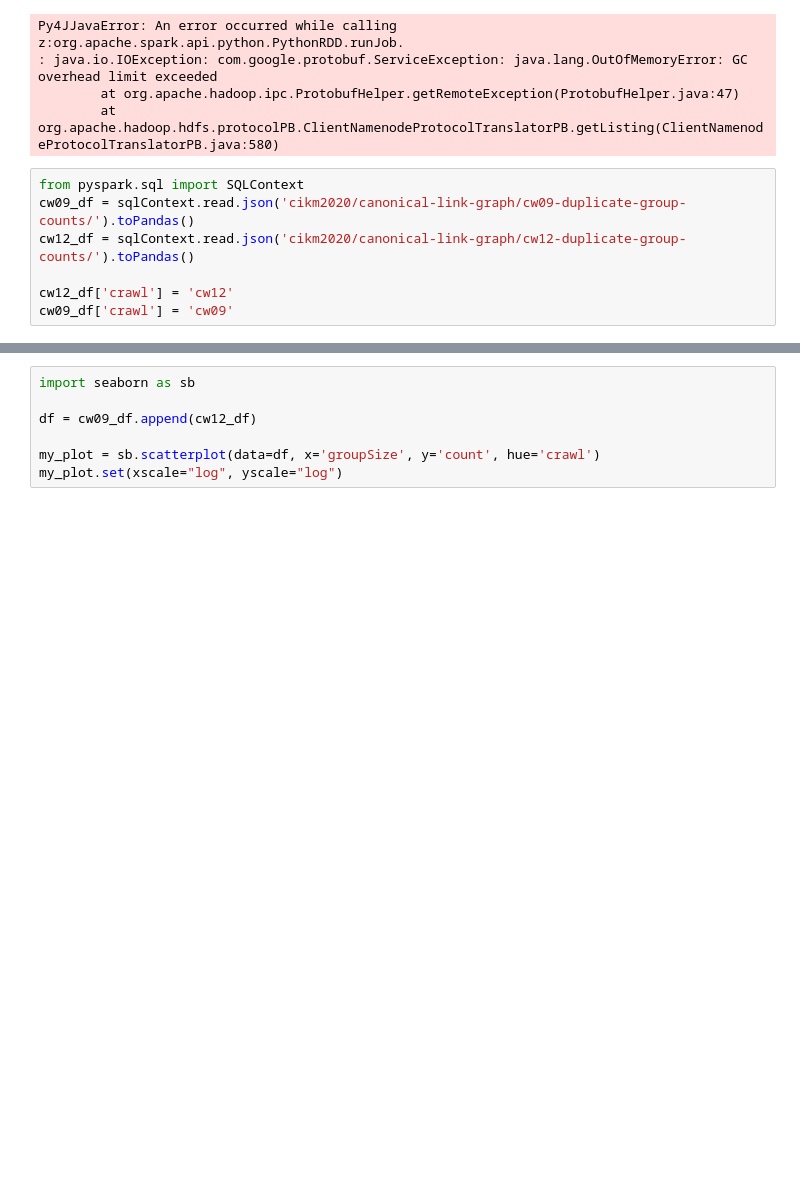
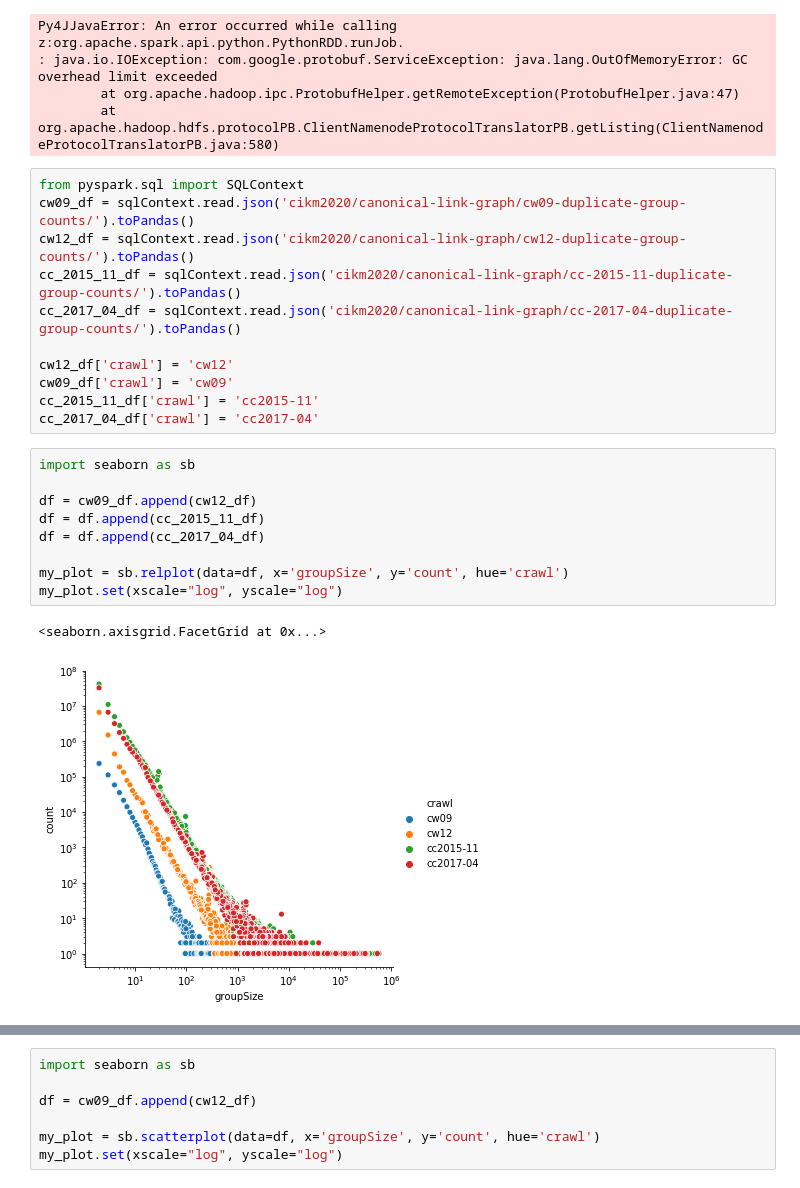
Before and after one commit to chatnoir-eu/chatnoir-copycat, a Jupyter notebook: src/main/jupyter/relevance-transfer.ipynb, the cells around one changed output, grey strips where cells are left out. Drawn from its saved outputs; the diff is of its cells as text; blank space fills up the shorter version.

```diff
--- a/src/main/jupyter/relevance-transfer.ipynb
+++ b/src/main/jupyter/relevance-transfer.ipynb
@@ -202,6 +202,22 @@ Py4JJavaError: An error occurred while calling z:org.apache.spark.api.python.Pyt
 from pyspark.sql import SQLContext
 cw09_df = sqlContext.read.json('cikm2020/canonical-link-graph/cw09-duplicate-group-counts/').toPandas()
 cw12_df = sqlContext.read.json('cikm2020/canonical-link-graph/cw12-duplicate-group-counts/').toPandas()
+cc_2015_11_df = sqlContext.read.json('cikm2020/canonical-link-graph/cc-2015-11-duplicate-group-counts/').toPandas()
+cc_2017_04_df = sqlContext.read.json('cikm2020/canonical-link-graph/cc-2017-04-duplicate-group-counts/').toPandas()
 
 cw12_df['crawl'] = 'cw12'
 cw09_df['crawl'] = 'cw09'
+cc_2015_11_df['crawl'] = 'cc2015-11'
+cc_2017_04_df['crawl'] = 'cc2017-04'
+# %%
+import seaborn as sb
+
+df = cw09_df.append(cw12_df)
+df = df.append(cc_2015_11_df)
+df = df.append(cc_2017_04_df)
+
+my_plot = sb.relplot(data=df, x='groupSize', y='count', hue='crawl')
+my_plot.set(xscale="log", yscale="log")
+# %% [output]
+<seaborn.axisgrid.FacetGrid at 0x...>
+[figure, added]
```
Also changed, not shown: parts of 15 cells of this notebook, 1 other file.
